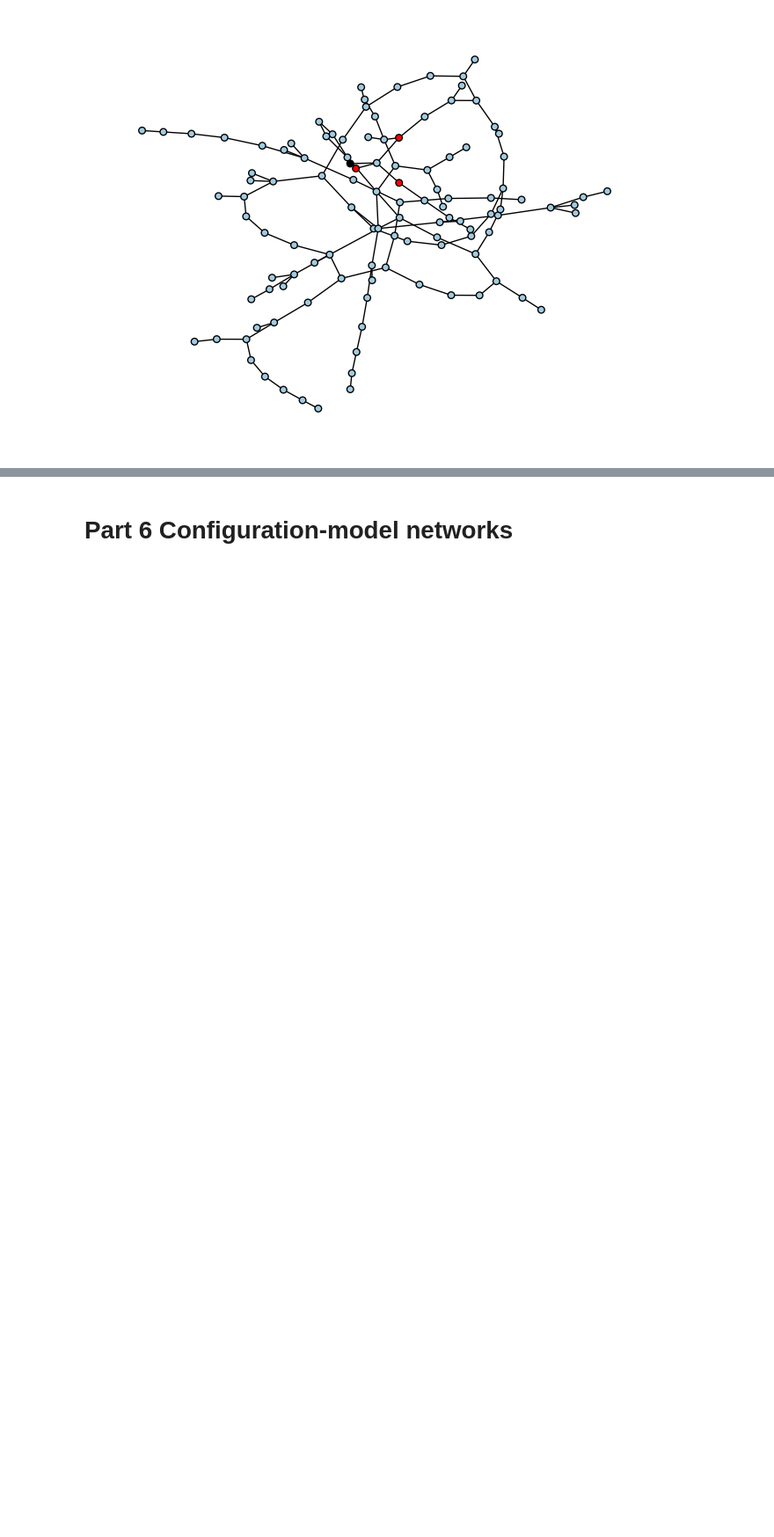
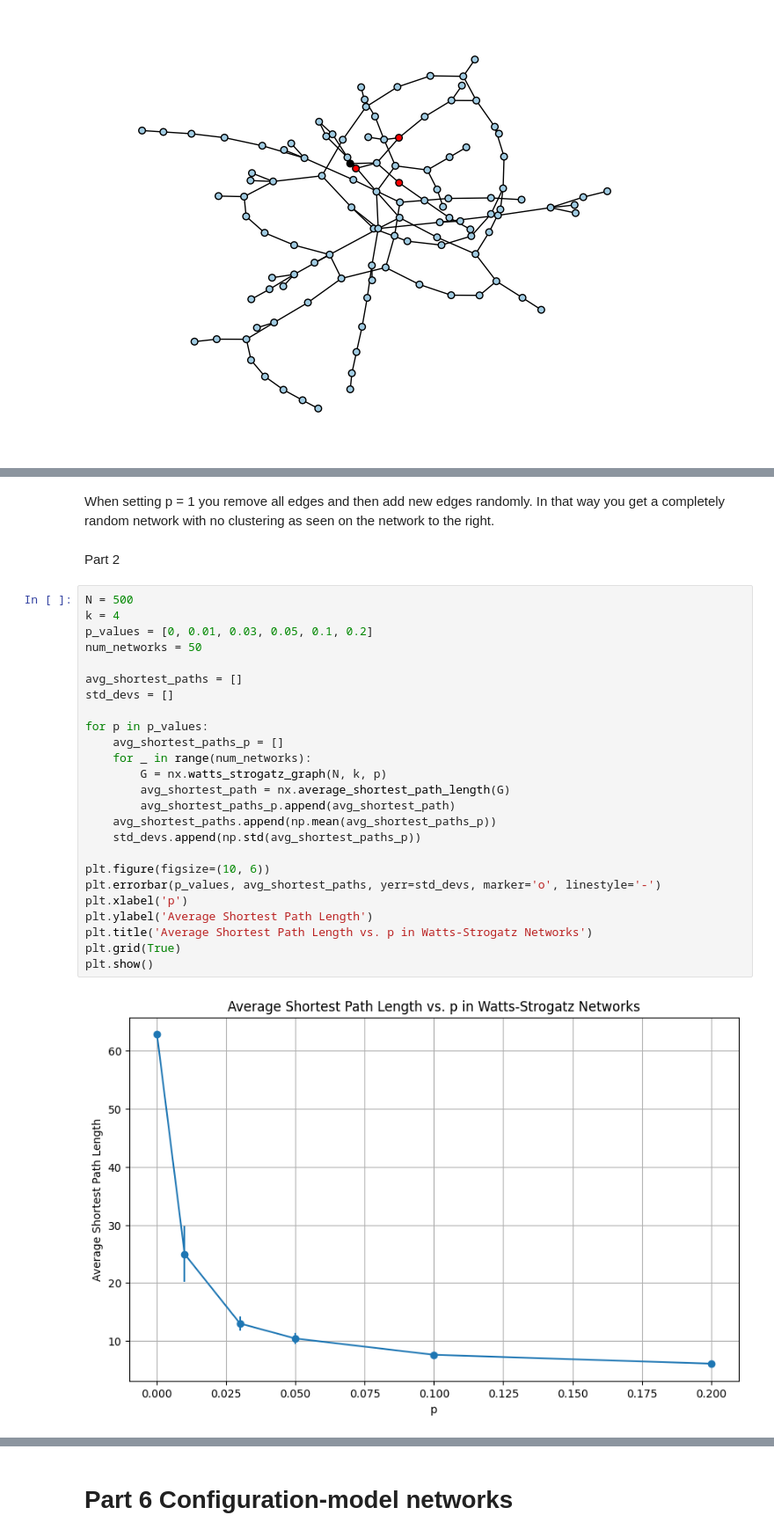
Before and after one commit to s185231/02805_SocialGraphs, a Jupyter notebook: Assignment1.ipynb, the cells around one changed output, grey strips where cells are left out. Shown at 88% size. Drawn from its saved outputs; the diff is of its cells as text; blank space fills up the shorter version.

```diff
--- a/Assignment1.ipynb
+++ b/Assignment1.ipynb
@@ -161,3 +335,35 @@ nx.draw(G0,node_size =  30, node_color = node_color, edgecolors = "black")
+# %% [markdown]
+When setting p = 1 you remove all edges and then add new edges randomly.
+In that way you get a completely random network with no clustering as seen on the network to the right.
+# %% [markdown]
+Part 2
+# %%
+N = 500
+k = 4
+p_values = [0, 0.01, 0.03, 0.05, 0.1, 0.2]
+num_networks = 50
+
+avg_shortest_paths = []
+std_devs = []
+
+for p in p_values:
+    avg_shortest_paths_p = []
+    for _ in range(num_networks):
+        G = nx.watts_strogatz_graph(N, k, p)
+        avg_shortest_path = nx.average_shortest_path_length(G)
+        avg_shortest_paths_p.append(avg_shortest_path)
+    avg_shortest_paths.append(np.mean(avg_shortest_paths_p))
+    std_devs.append(np.std(avg_shortest_paths_p))
+
+plt.figure(figsize=(10, 6))
+plt.errorbar(p_values, avg_shortest_paths, yerr=std_devs, marker='o', linestyle='-')
+plt.xlabel('p')
+plt.ylabel('Average Shortest Path Length')
+plt.title('Average Shortest Path Length vs. p in Watts-Strogatz Networks')
+plt.grid(True)
+plt.show()
+# %% [output]
+[figure, added]
 # %% [markdown]
 # Part 4. The Barabasi-Albert Model
 
```
Also changed, not shown: parts of 23 cells of this notebook.
